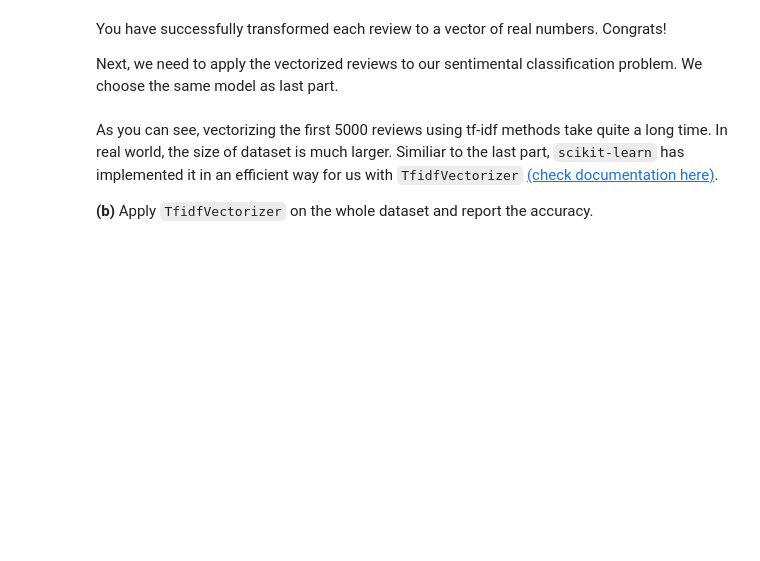
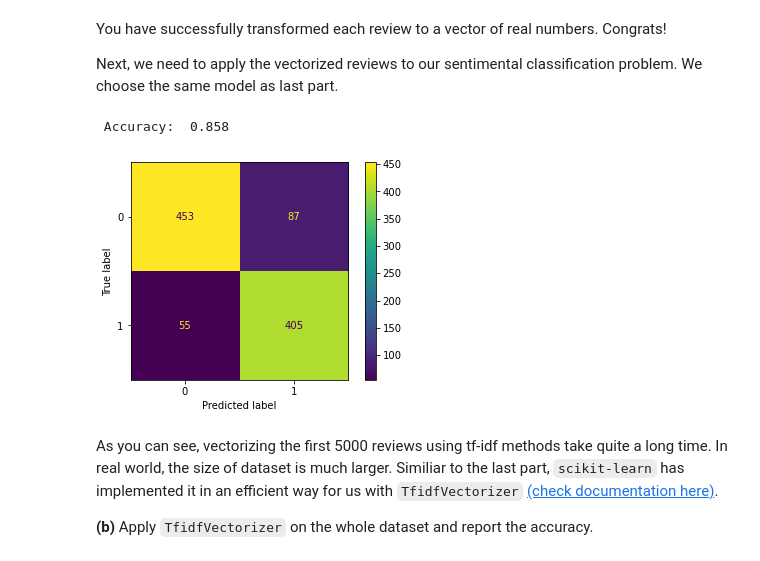
Before and after one commit to rexwang123/EECS289_Final_Project_T, a Jupyter notebook: Assignment/Assignment_solution.ipynb, the cells around one changed output. Cells and saved outputs as stored; diff of their text form; code cells hidden in the pictures; blank space fills up the shorter version.

```diff
--- a/Assignment/Assignment_solution.ipynb
+++ b/Assignment/Assignment_solution.ipynb
@@ -346,11 +350,14 @@ Next, we need to apply the vectorized reviews to our sentimental classification
 # %%
 X_train, X_test, y_train, y_test = train_test_split(X_vectorized, y_5000, test_size = 0.2)
 
 clf = LinearSVC()
 clf.fit(X_train,y_train)
 y_pred = clf.predict(X_test)
-
+plot_confusion_matrix(clf, X_test, y_test)
 print('\n Accuracy: ', accuracy_score(y_test, y_pred))
+# %% [output]
+ Accuracy:  0.858
+[figure, added]
 # %% [markdown]
 As you can see, vectorizing the first 5000 reviews using tf-idf methods take quite a long time. In real world, the size of dataset is much larger. Similiar to the last part, `scikit-learn` has implemented it in an efficient way for us with `TfidfVectorizer` [(check documentation here)](https://scikit-learn.org/stable/modules/generated/sklearn.feature_extraction.text.TfidfVectorizer.html).
 
```
Also changed, not shown: parts of 30 cells of this notebook, 1 other file.
